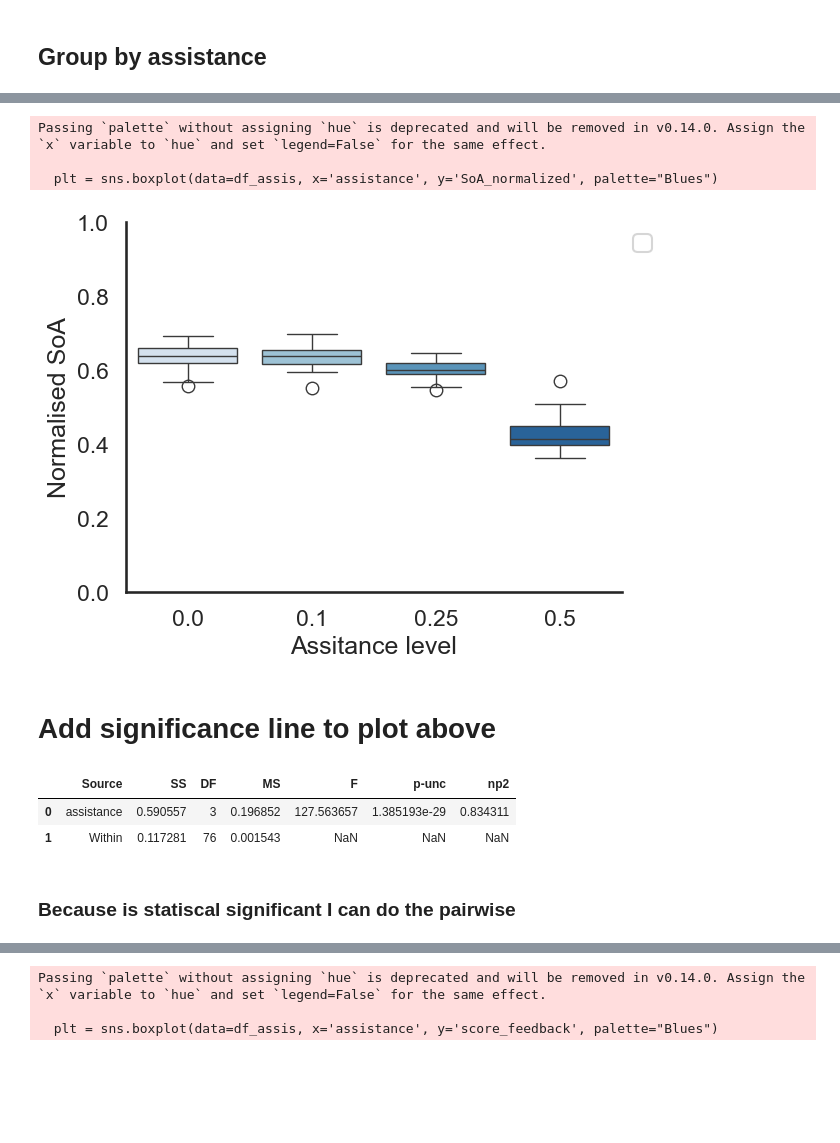
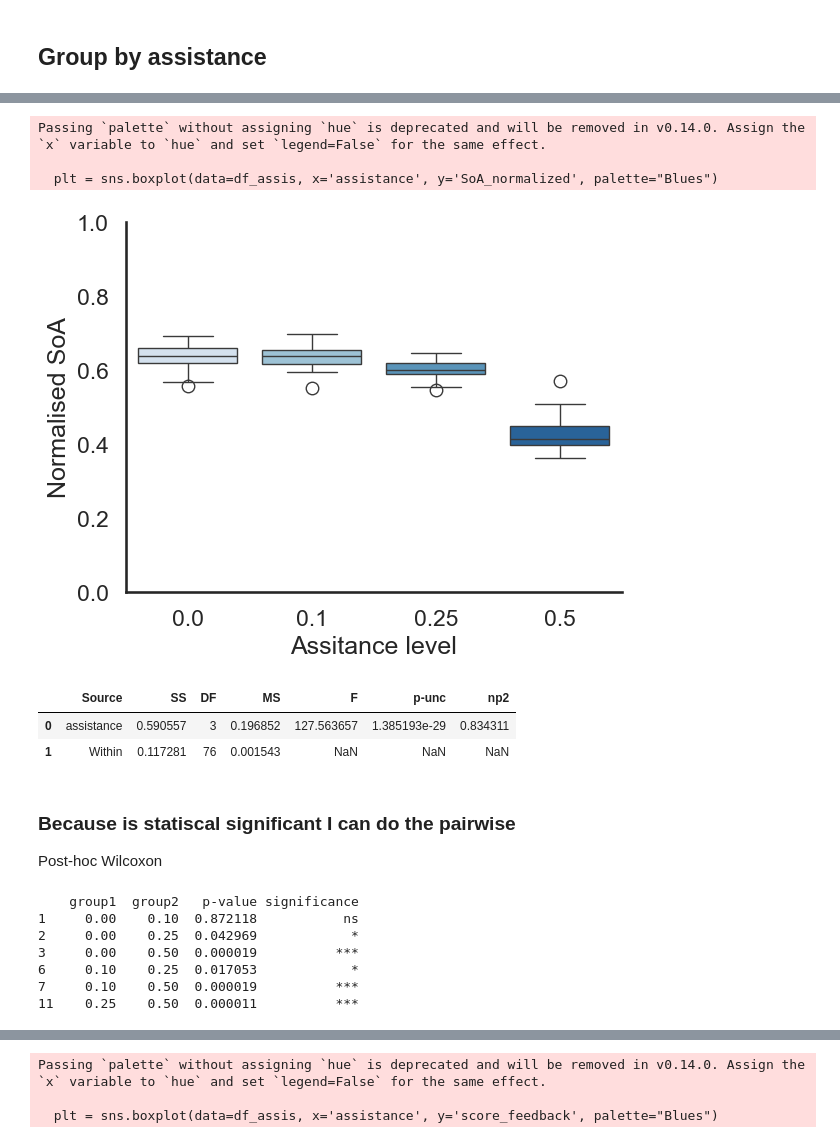
Before and after one commit to brocbacq/Thesis_analysis, a Jupyter notebook: analysis_normalized.ipynb, the cells around one changed output, grey strips where cells are left out. Drawn from its saved outputs; the diff is of its cells as text; code cells hidden in the pictures; blank space fills up the shorter version.

Commit message:
Wilcoxon instead of Turkey + Significance lines

```diff
--- a/analysis_normalized.ipynb
+++ b/analysis_normalized.ipynb
@@ -265,19 +261,16 @@ print(df_assis)
 # %%
 # plot SoA vs Assistance
 plt = sns.boxplot(data=df_assis, x='assistance', y='SoA_normalized', palette="Blues")
 plt.set_xlabel('Assitance level')
 plt.set_ylabel('Normalised SoA')
 plt.set_ylim(0, 1)
-plt.legend(loc='upper left', bbox_to_anchor=(1, 1))
 
 sns.despine()
 # %% [output]
 Passing `palette` without assigning `hue` is deprecated and will be removed in v0.14.0. Assign the `x` variable to `hue` and set `legend=False` for the same effect.
 
   plt = sns.boxplot(data=df_assis, x='assistance', y='SoA_normalized', palette="Blues")
-[figure, old version]
+[figure, new version]
-# %% [markdown]
-# Add significance line to plot above
 # %%
 # statistics on SoA between assistance
 pg.anova(data=df_assis, dv='SoA_normalized', between='assistance', detailed=True)
@@ -287,3 +280,41 @@ pg.anova(data=df_assis, dv='SoA_normalized', between='assistance', detailed=True
 | 1 | Within | 0.117281 | 76 | 0.001543 | NaN | NaN | NaN |
 # %% [markdown]
 ### Because is statiscal significant I can do the pairwise
+
+Post-hoc Wilcoxon
+# %%
+import scikit_posthocs as sp
+
+# Function to convert p-values to asterisks
+def convert_pvalue_to_asterisks(pvalue):
+    if pvalue <= 0.001:
+        return "***"
+    elif pvalue <= 0.01:
+        return "**"
+    elif pvalue <= 0.05:
+        return "*"
+    return "ns"
+
+# Perform post-hoc pairwise Wilcoxon test
+posthoc_results = sp.posthoc_wilcoxon(df_assis, val_col='SoA_normalized', group_col='assistance', p_adjust='holm')
+
+# Convert the results to a long-format DataFrame for better readability
+posthoc_data = posthoc_results.stack().reset_index()
+posthoc_data.columns = ['group1', 'group2', 'p-value']
+
+# Filter out duplicate comparisons
+posthoc_data = posthoc_data[posthoc_data['group1'] < posthoc_data['group2']]
+
+# Add significance levels
+posthoc_data['significance'] = posthoc_data['p-value'].apply(convert_pvalue_to_asterisks)
+
+# Print the results
+print(posthoc_data)
+# %% [output]
+    group1  group2   p-value significance
+1     0.00    0.10  0.872118           ns
+2     0.00    0.25  0.042969            *
+3     0.00    0.50  0.000019          ***
+6     0.10    0.25  0.017053            *
+7     0.10    0.50  0.000019          ***
+11    0.25    0.50  0.000011          ***
```
Also changed, not shown: parts of 11 cells of this notebook.
